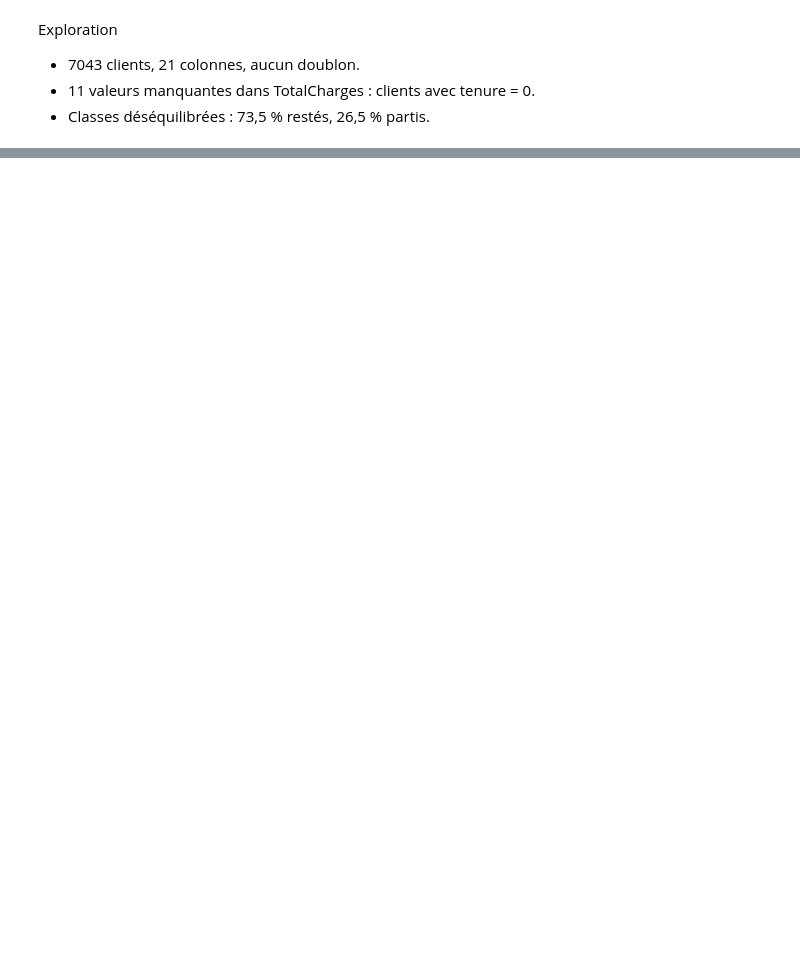
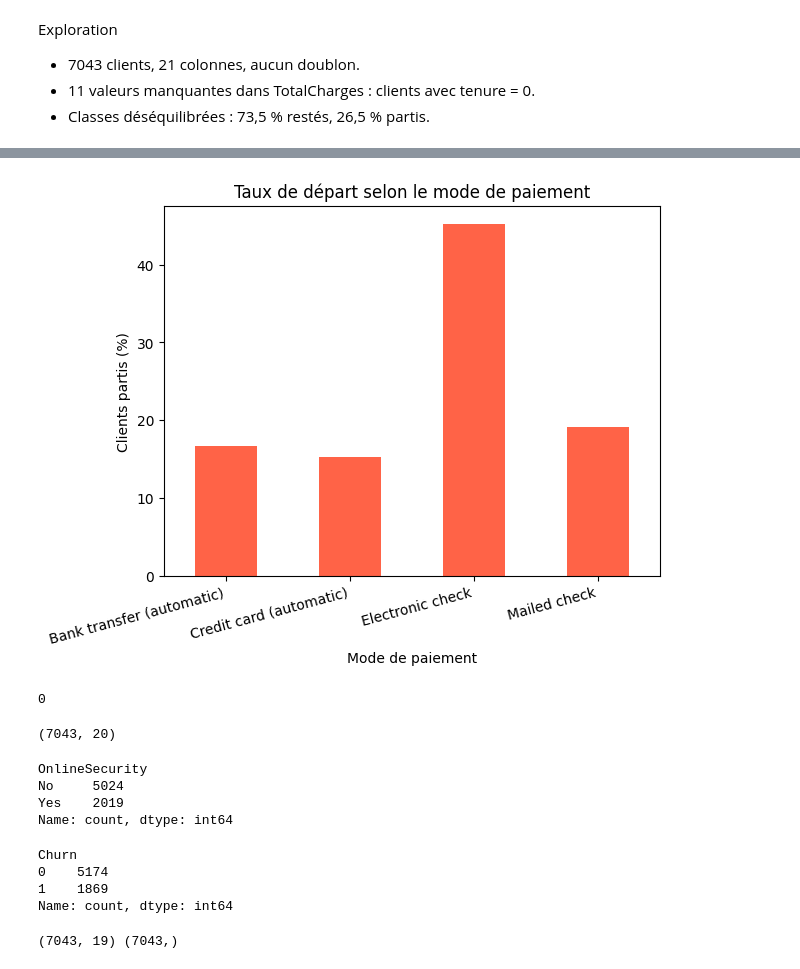
Before and after one commit to emnazayen8-ops/customer-churn-prediction, a Jupyter notebook: churn_projet.ipynb, the cells around one changed output, grey strips where cells are left out. Cells and saved outputs as stored; diff of their text form; code cells hidden in the pictures; blank space fills up the shorter version.

```diff
--- a/churn_projet.ipynb
+++ b/churn_projet.ipynb
@@ -103,0 +234,48 @@ plt.show()
+# %%
+taux_depart("PaymentMethod").plot(kind="bar", color="tomato")
+plt.title("Taux de départ selon le mode de paiement")
+plt.ylabel("Clients partis (%)")
+plt.xlabel("Mode de paiement")
+plt.xticks(rotation=15, ha="right")
+plt.savefig("images/06_depart_par_paiement.png", dpi=150, bbox_inches="tight")
+plt.show()
+# %% [output]
+[figure, added]
+# %%
+df["TotalCharges"] = df["TotalCharges"].fillna(0)
+print(df["TotalCharges"].isnull().sum())
+# %% [output]
+0
+# %%
+data = df.copy()
+data = data.drop(columns=["customerID"])
+print(data.shape)
+# %% [output]
+(7043, 20)
+# %%
+colonnes_services = ["MultipleLines", "OnlineSecurity", "OnlineBackup",
+                     "DeviceProtection", "TechSupport", "StreamingTV", "StreamingMovies"]
+
+for col in colonnes_services:
+    data[col] = data[col].replace({"No internet service": "No", "No phone service": "No"})
+
+print(data["OnlineSecurity"].value_counts())
+# %% [output]
+OnlineSecurity
+No     5024
+Yes    2019
+Name: count, dtype: int64
+# %%
+data["Churn"] = data["Churn"].map({"No": 0, "Yes": 1})
+print(data["Churn"].value_counts())
+# %% [output]
+Churn
+0    5174
+1    1869
+Name: count, dtype: int64
+# %%
+X = data.drop(columns=["Churn"])
+y = data["Churn"]
+print(X.shape, y.shape)
+# %% [output]
+(7043, 19) (7043,)
```
Also changed, not shown: parts of 34 cells of this notebook.
